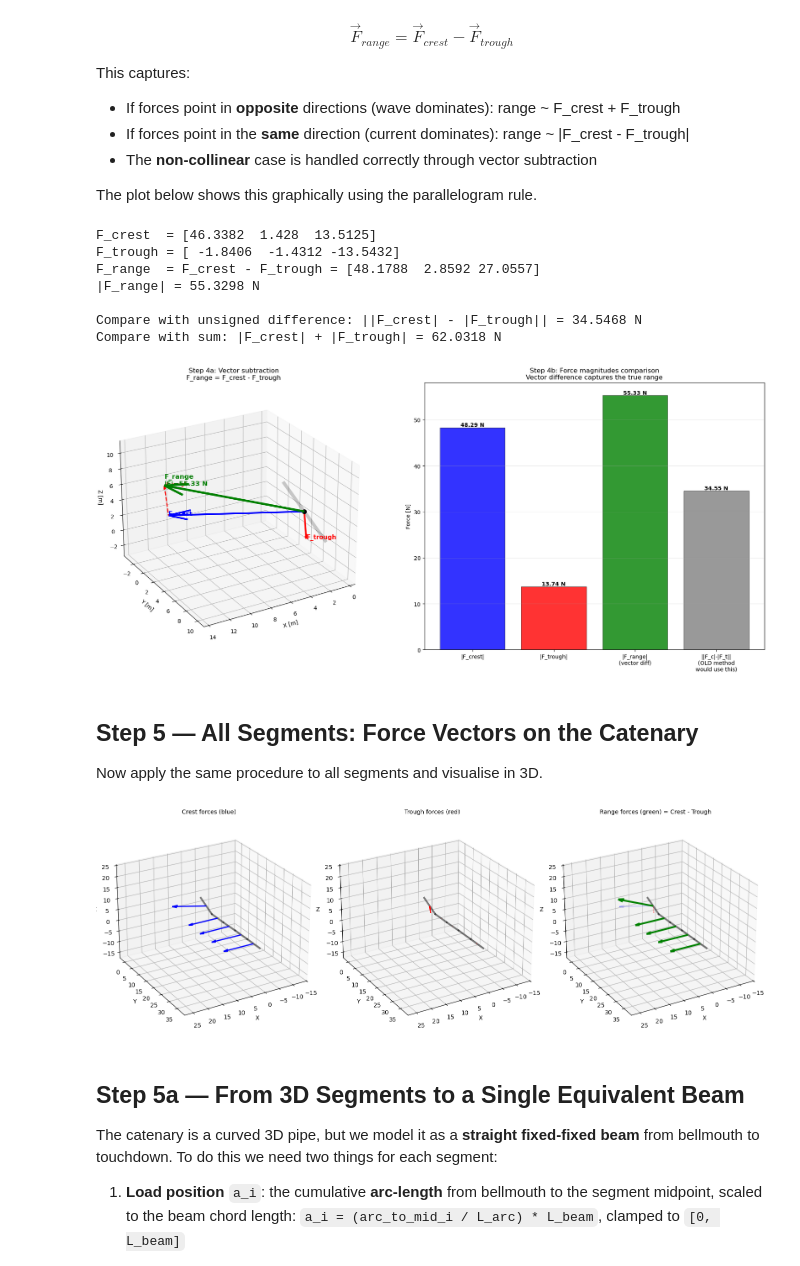
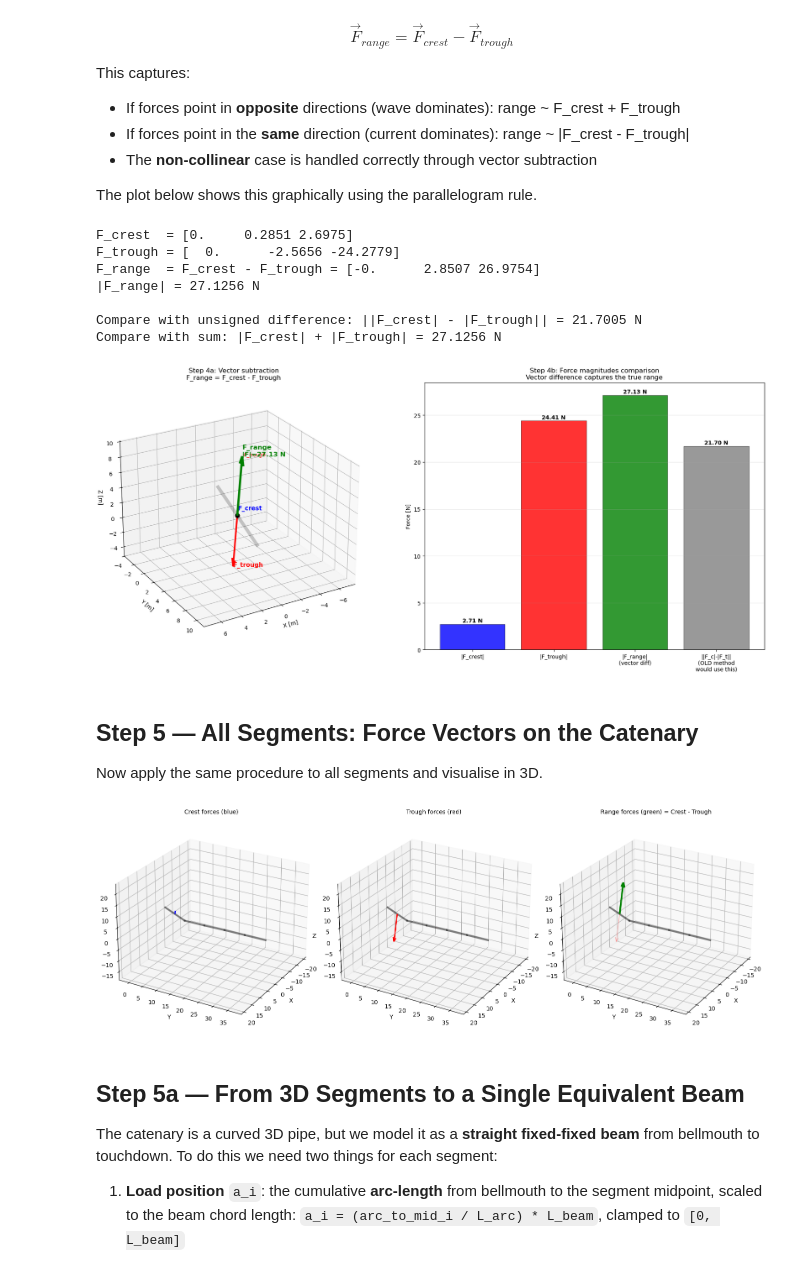
Before and after one commit to cesareprimultini/von-karman, a Jupyter notebook: vector_decomposition/workflows/beam_workflow/explain_force_range.ipynb, the cells around one changed output. Drawn from its saved outputs; the diff is of its cells as text; code cells hidden in the pictures.

```diff
--- a/vector_decomposition/workflows/beam_workflow/explain_force_range.ipynb
+++ b/vector_decomposition/workflows/beam_workflow/explain_force_range.ipynb
@@ -62,8 +62,8 @@ Beam axis: [ 0.     0.994 -0.105]
 L_arc: 37.02 m, L_beam: 36.20 m
 # %%
 # define test conditions
-wave_dir = 30   # degrees
-curr_dir = 120  # degrees (perpendicular to wave)
+wave_dir = 0   # degrees
+curr_dir = 180  # degrees (perpendicular to wave)
 u_w = 0.2      # wave particle velocity [m/s]
 Uc = 0.1         # current magnitude [m/s]
 
@@ -378,13 +378,13 @@ print(f'Compare with unsigned difference: ||F_crest| - |F_trough|| = '
 print(f'Compare with sum: |F_crest| + |F_trough| = '
       f'{np.linalg.norm(F_perp_crest) + np.linalg.norm(F_perp_trough):.4f} N')
 # %% [output]
-F_crest  = [46.3382  1.428  13.5125]
-F_trough = [ -1.8406  -1.4312 -13.5432]
-F_range  = F_crest - F_trough = [48.1788  2.8592 27.0557]
-|F_range| = 55.3298 N
+F_crest  = [0.     0.2851 2.6975]
+F_trough = [  0.      -2.5656 -24.2779]
+F_range  = F_crest - F_trough = [-0.      2.8507 26.9754]
+|F_range| = 27.1256 N
 
-Compare with unsigned difference: ||F_crest| - |F_trough|| = 34.5468 N
-Compare with sum: |F_crest| + |F_trough| = 62.0318 N
+Compare with unsigned difference: ||F_crest| - |F_trough|| = 21.7005 N
+Compare with sum: |F_crest| + |F_trough| = 27.1256 N
 # %%
 fig = plt.figure(figsize=(18, 8))
 o = seg['midpoint']
@@ -469,7 +469,7 @@ ax.grid(axis='y', alpha=0.3)
 plt.tight_layout()
 plt.show()
 # %% [output]
-[figure, old version]
+[figure, new version]
 # %% [markdown]
 ## Step 5 — All Segments: Force Vectors on the Catenary
 
@@ -521,35 +521,35 @@ for panel_idx in range(3):
             ax.quiver(*mid, *(Fr * arrow_scale), color='green', lw=3, arrow_length_ratio=0.15)
 
     # collect bounding box from pipe + arrow tips for equal axis scaling
     all_pts = []
     for s in segments:
         all_pts.append(s['start'])
         all_pts.append(s['end'])
     for mid, Fc, Ft, Fr in seg_data:
         for F in [Fc, Ft, Fr]:
             all_pts.append(mid + F * arrow_scale)
     all_pts = np.array(all_pts)
     mins = all_pts.min(axis=0)
     maxs = all_pts.max(axis=0)
     centers = (mins + maxs) / 2
     half_range = max((maxs - mins).max() / 2, 1.0)
     pad = 1.2
     ax.set_xlim(centers[0] - half_range * pad, centers[0] + half_range * pad)
     ax.set_ylim(centers[1] - half_range * pad, centers[1] + half_range * pad)
     ax.set_zlim(centers[2] - half_range * pad, centers[2] + half_range * pad)
 
     # rotate for better view
-    ax.view_init(elev=25, azim=60)
+    ax.view_init(elev=25, azim=30)
 
     ax.set_title(titles[panel_idx], fontsize=10)
     ax.set_xlabel('X')
     ax.set_ylabel('Y')
     ax.set_zlabel('Z')
 
 plt.tight_layout()
 plt.show()
 # %% [output]
-[figure, old version]
+[figure, new version]
 # %% [markdown]
 ## Step 5a — From 3D Segments to a Single Equivalent Beam
 
```
Also changed, not shown: parts of 10 cells of this notebook, 7 other files.
